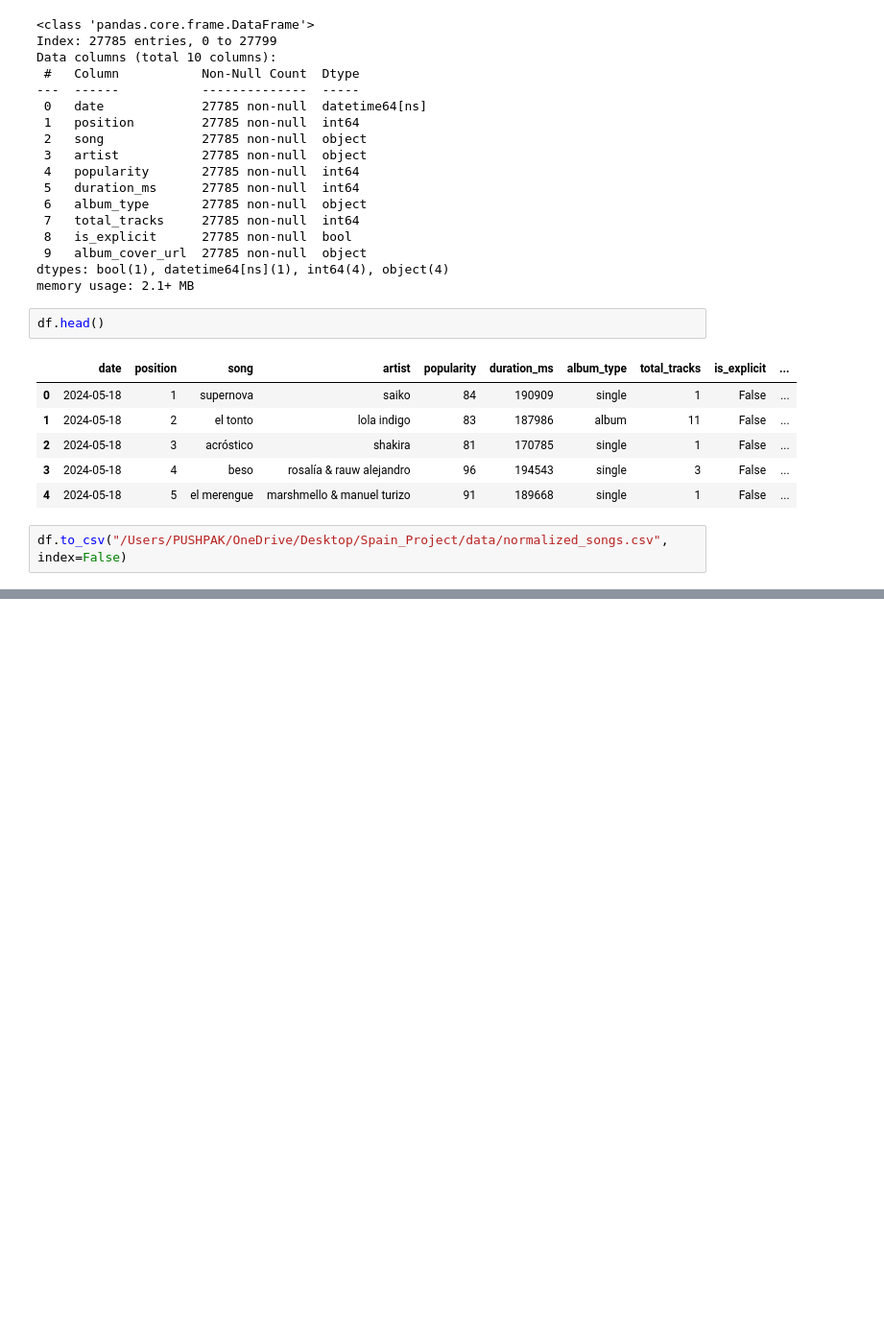
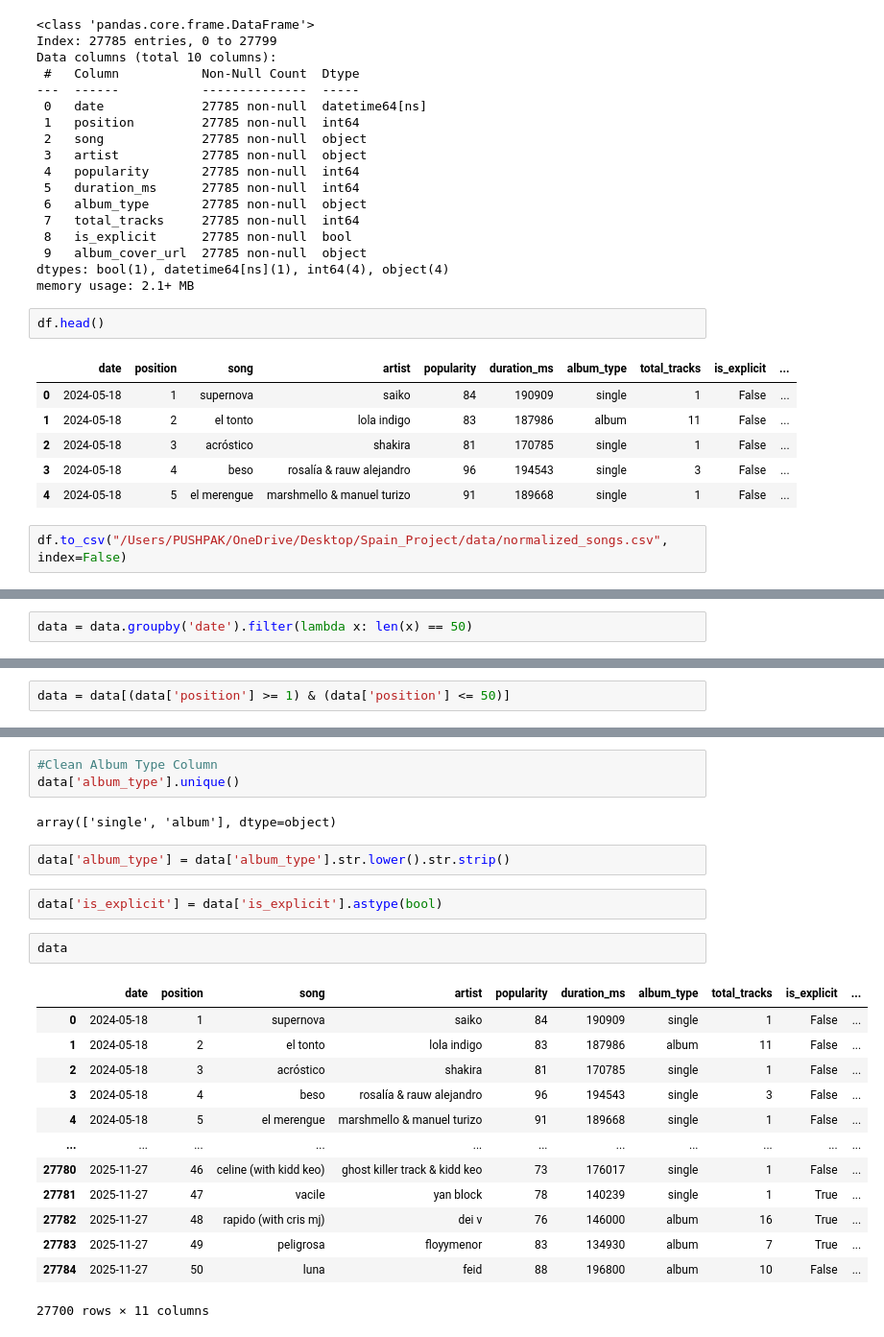
Before and after one commit to Pushpak-07/Spain_Songs_Dashboard-, a Jupyter notebook: notebooks/50_spain_songs.ipynb, the cells around one changed output, grey strips where cells are left out. Shown at 96% size. Cells and saved outputs as stored; diff of their text form; blank space fills up the shorter version.

```diff
--- a/notebooks/50_spain_songs.ipynb
+++ b/notebooks/50_spain_songs.ipynb
@@ -97,0 +129,2 @@ df.to_csv("/Users/PUSHPAK/OneDrive/Desktop/Spain_Project/data/normalized_songs.c
+# %%
+data = data.groupby('date').filter(lambda x: len(x) == 50)
@@ -97,0 +148,2 @@ df.to_csv("/Users/PUSHPAK/OneDrive/Desktop/Spain_Project/data/normalized_songs.c
+# %%
+data = data[(data['position'] >= 1) & (data['position'] <= 50)]
@@ -97,0 +159,25 @@ df.to_csv("/Users/PUSHPAK/OneDrive/Desktop/Spain_Project/data/normalized_songs.c
+# %%
+#Clean Album Type Column
+data['album_type'].unique()
+# %% [output]
+array(['single', 'album'], dtype=object)
+# %%
+data['album_type'] = data['album_type'].str.lower().str.strip()
+# %%
+data['is_explicit'] = data['is_explicit'].astype(bool)
+# %%
+data
+# %% [output]
+|  | date | position | song | artist | popularity | duration_ms | album_type | total_tracks | is_explicit | ... |
+| 0 | 2024-05-18 | 1 | supernova | saiko | 84 | 190909 | single | 1 | False | ... |
+| 1 | 2024-05-18 | 2 | el tonto | lola indigo | 83 | 187986 | album | 11 | False | ... |
+| 2 | 2024-05-18 | 3 | acróstico | shakira | 81 | 170785 | single | 1 | False | ... |
+| 3 | 2024-05-18 | 4 | beso | rosalía & rauw alejandro | 96 | 194543 | single | 3 | False | ... |
+| 4 | 2024-05-18 | 5 | el merengue | marshmello & manuel turizo | 91 | 189668 | single | 1 | False | ... |
+| ... | ... | ... | ... | ... | ... | ... | ... | ... | ... | ... |
+| 27780 | 2025-11-27 | 46 | celine (with kidd keo) | ghost killer track & kidd keo | 73 | 176017 | single | 1 | False | ... |
+| 27781 | 2025-11-27 | 47 | vacile | yan block | 78 | 140239 | single | 1 | True | ... |
+| 27782 | 2025-11-27 | 48 | rapido (with cris mj) | dei v | 76 | 146000 | album | 16 | True | ... |
+| 27783 | 2025-11-27 | 49 | peligrosa | floyymenor | 83 | 134930 | album | 7 | True | ... |
+| 27784 | 2025-11-27 | 50 | luna | feid | 88 | 196800 | album | 10 | False | ... |
+27700 rows × 11 columns
```
Also changed, not shown: parts of 14 cells of this notebook, 2 other files.
